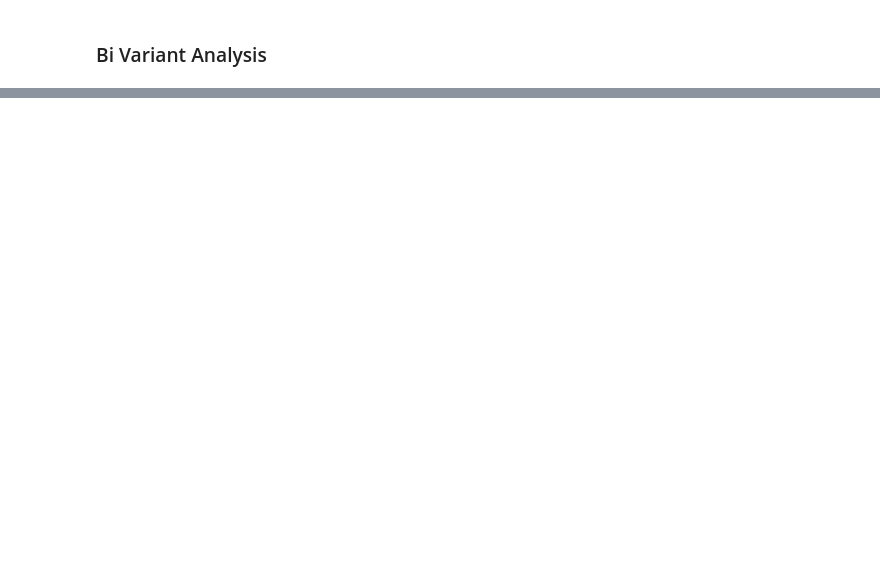
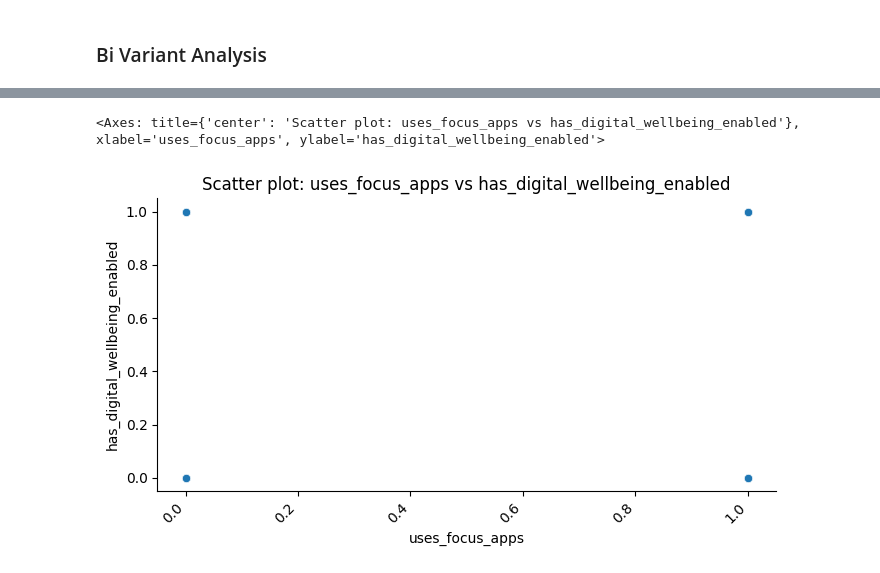
Before and after one commit to melatteshome/social-media-productivity-prediction, a Jupyter notebook: Notebooks/data_analysis.ipynb, the cells around one changed output, grey strips where cells are left out. Saved outputs shown, nothing was run; the diff lists cells and outputs as text; code cells hidden in the pictures; blank space fills up the shorter version.

```diff
--- a/Notebooks/data_analysis.ipynb
+++ b/Notebooks/data_analysis.ipynb
@@ -98,0 +107,6 @@ NameError: name 'data' is not defined
+# %%
+# Relationship between coffee consumption per day and prductivity
+plot_bivariate(data=data, x ='uses_focus_apps' , y='has_digital_wellbeing_enabled' )
+# %% [output]
+<Axes: title={'center': 'Scatter plot: uses_focus_apps vs has_digital_wellbeing_enabled'}, xlabel='uses_focus_apps', ylabel='has_digital_wellbeing_enabled'>
+[figure, added]
```
Also changed, not shown: parts of 5 cells of this notebook.
